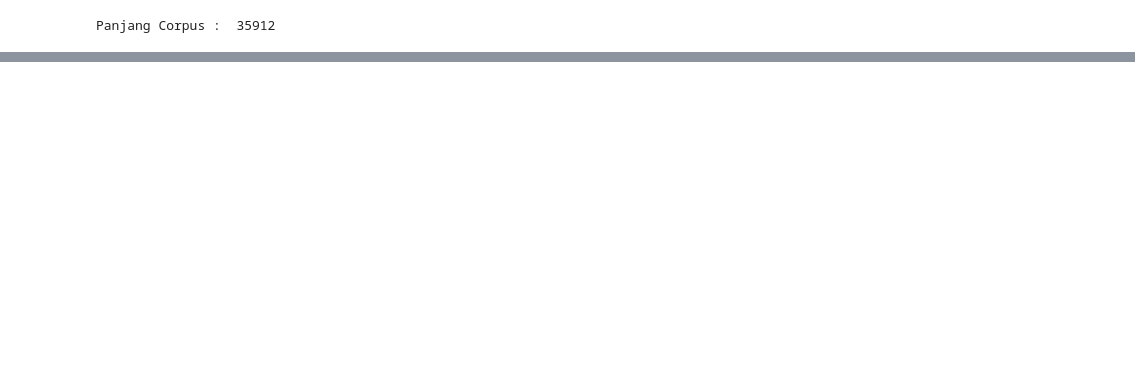
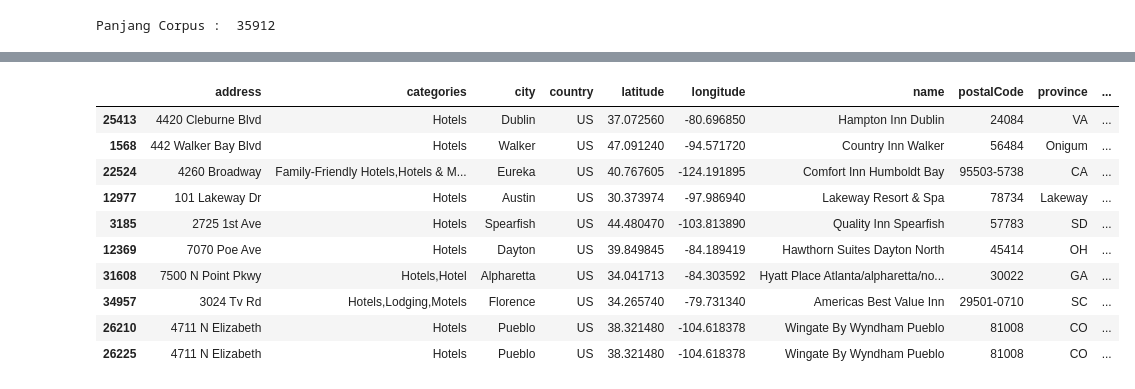
Before and after one commit to kristaLumbantoruan/PBA_Evlogimenos, a Jupyter notebook: NLP Project.ipynb, the cells around one changed output, grey strips where cells are left out. Drawn from its saved outputs; the diff is of its cells as text; code cells hidden in the pictures; blank space fills up the shorter version.

```diff
--- a/NLP Project.ipynb
+++ b/NLP Project.ipynb
@@ -69,2 +100,0 @@ Review Negatif :  0
-# %%
-corpus = pd.read_csv("./7282_1.csv", names=['address', 'categories', 'city','country','latitude','longitude','name','postalCode'], encoding='latin-1', skiprows=1)
@@ -70,0 +156,4 @@ corpus = pd.read_csv("./7282_1.csv", names=['address', 'categories', 'city','cou
+# %%
+for i in range(0,len(corpus)-1):
+    if type(corpus.iloc[i]['reviews_text']) != str:
+        corpus.iloc[i]['reviews_text'] = str(corpus.iloc[i]['reviews_text'])
@@ -70,0 +165,3 @@ corpus = pd.read_csv("./7282_1.csv", names=['address', 'categories', 'city','cou
+# %%
+corpus = corpus[corpus['reviews_rating'] != 3]
+corpus.head()
@@ -70,0 +175,5 @@ corpus = pd.read_csv("./7282_1.csv", names=['address', 'categories', 'city','cou
+# %%
+def sentiment(n):
+    return 1 if n >= 4 else 0
+corpus['sentiment'] = corpus['reviews_rating'].apply(sentiment)
+corpus.head()
@@ -70,0 +192,14 @@ corpus = pd.read_csv("./7282_1.csv", names=['address', 'categories', 'city','cou
+# %%
+corpus.sample(10)
+# %% [output]
+|  | address | categories | city | country | latitude | longitude | name | postalCode | province | ... |
+| 25413 | 4420 Cleburne Blvd | Hotels | Dublin | US | 37.072560 | -80.696850 | Hampton Inn Dublin | 24084 | VA | ... |
+| 1568 | 442 Walker Bay Blvd | Hotels | Walker | US | 47.091240 | -94.571720 | Country Inn Walker | 56484 | Onigum | ... |
+| 22524 | 4260 Broadway | Family-Friendly Hotels,Hotels & M... | Eureka | US | 40.767605 | -124.191895 | Comfort Inn Humboldt Bay | 95503-5738 | CA | ... |
+| 12977 | 101 Lakeway Dr | Hotels | Austin | US | 30.373974 | -97.986940 | Lakeway Resort & Spa | 78734 | Lakeway | ... |
+| 3185 | 2725 1st Ave | Hotels | Spearfish | US | 44.480470 | -103.813890 | Quality Inn Spearfish | 57783 | SD | ... |
+| 12369 | 7070 Poe Ave | Hotels | Dayton | US | 39.849845 | -84.189419 | Hawthorn Suites Dayton North | 45414 | OH | ... |
+| 31608 | 7500 N Point Pkwy | Hotels,Hotel | Alpharetta | US | 34.041713 | -84.303592 | Hyatt Place Atlanta/alpharetta/no... | 30022 | GA | ... |
+| 34957 | 3024 Tv Rd | Hotels,Lodging,Motels | Florence | US | 34.265740 | -79.731340 | Americas Best Value Inn | 29501-0710 | SC | ... |
+| 26210 | 4711 N Elizabeth | Hotels | Pueblo | US | 38.321480 | -104.618378 | Wingate By Wyndham Pueblo | 81008 | CO | ... |
+| 26225 | 4711 N Elizabeth | Hotels | Pueblo | US | 38.321480 | -104.618378 | Wingate By Wyndham Pueblo | 81008 | CO | ... |
```
Also changed, not shown: parts of 19 cells of this notebook.
